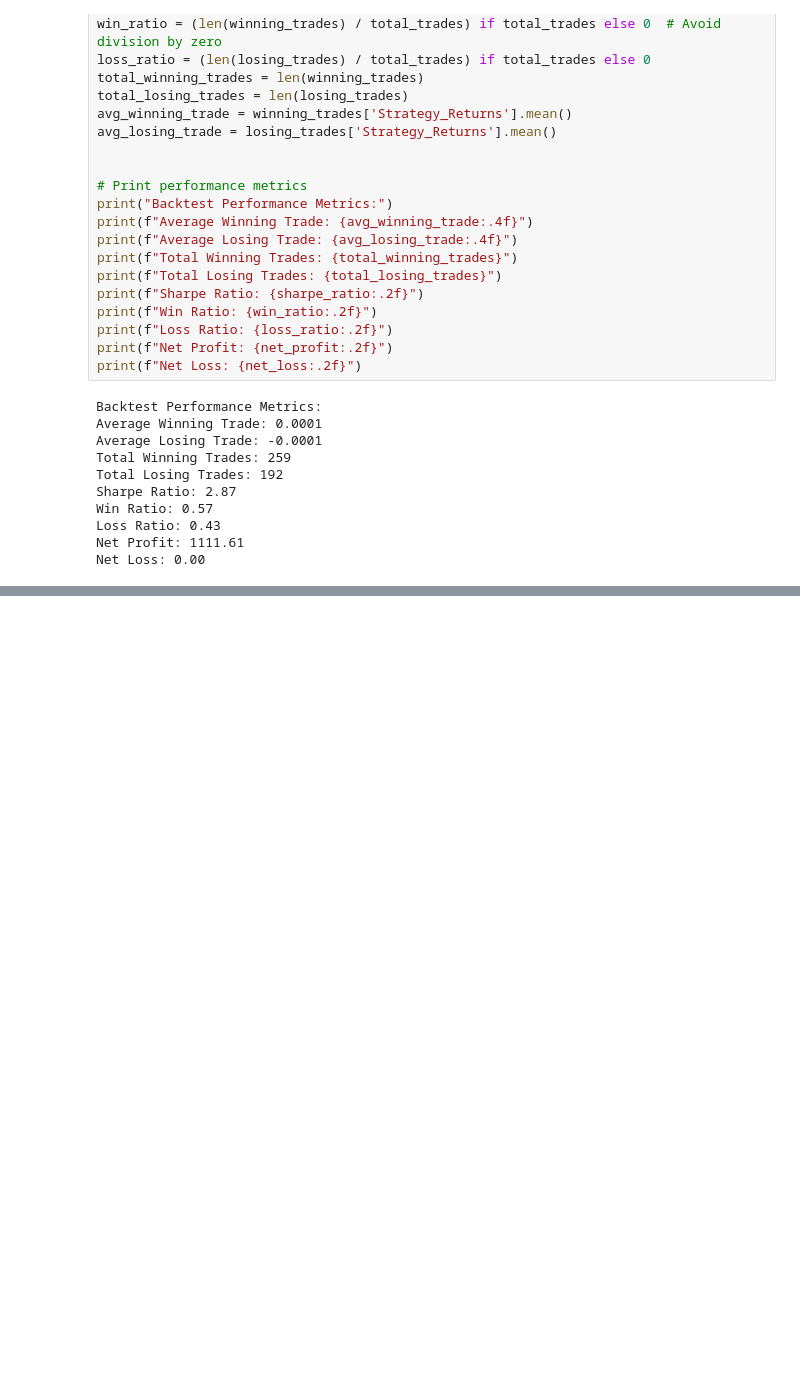
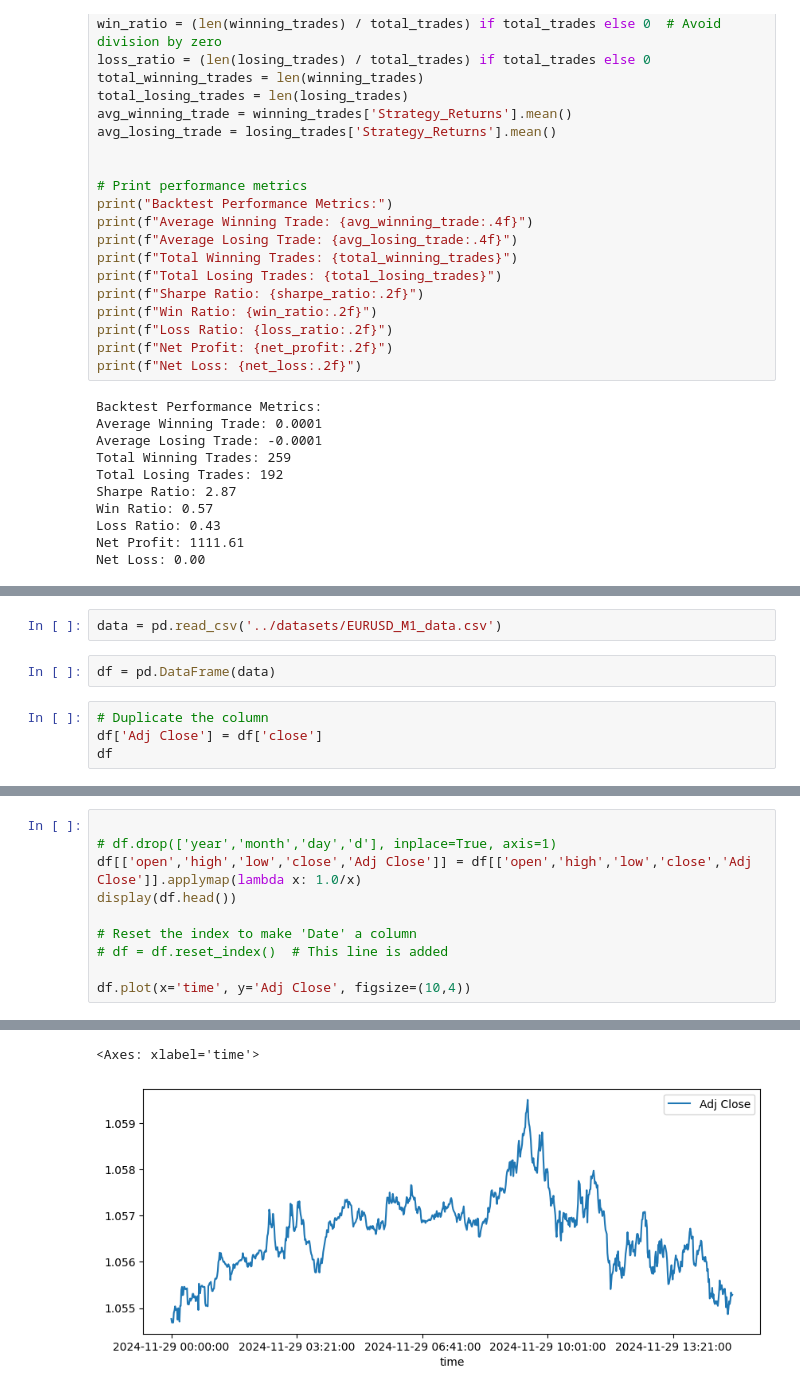
Before and after one commit to godwins3/PAfTA, a Jupyter notebook: notebooks/Nexo.ipynb, the cells around one changed output, grey strips where cells are left out. Cells and saved outputs as stored; diff of their text form; blank space fills up the shorter version.

```diff
--- a/notebooks/Nexo.ipynb
+++ b/notebooks/Nexo.ipynb
@@ -942,0 +956,8 @@ Net Loss: 0.00
+# %%
+data = pd.read_csv('../datasets/EURUSD_M1_data.csv')
+# %%
+df = pd.DataFrame(data)
+# %%
+# Duplicate the column
+df['Adj Close'] = df['close']
+df
@@ -942,0 +978,11 @@ Net Loss: 0.00
+# %%
+
+# df.drop(['year','month','day','d'], inplace=True, axis=1)
+df[['open','high','low','close','Adj Close']] = df[['open','high','low','close','Adj Close']].applymap(lambda x: 1.0/x)
+display(df.head())
+
+# Reset the index to make 'Date' a column
+# df = df.reset_index()  # This line is added
+
+df.plot(x='time', y='Adj Close', figsize=(10,4))
+# %% [output]
@@ -942,0 +995,2 @@ Net Loss: 0.00
+<Axes: xlabel='time'>
+[figure, added]
```
Also changed, not shown: parts of 26 cells of this notebook.
